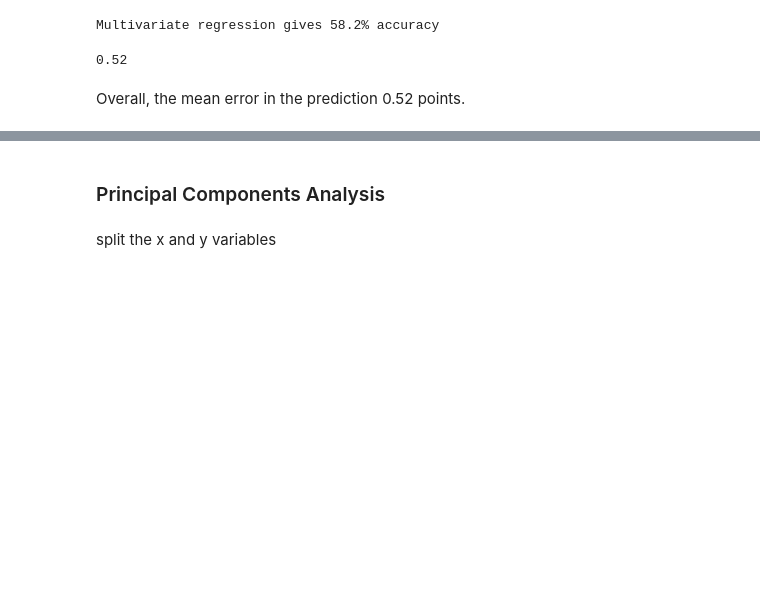
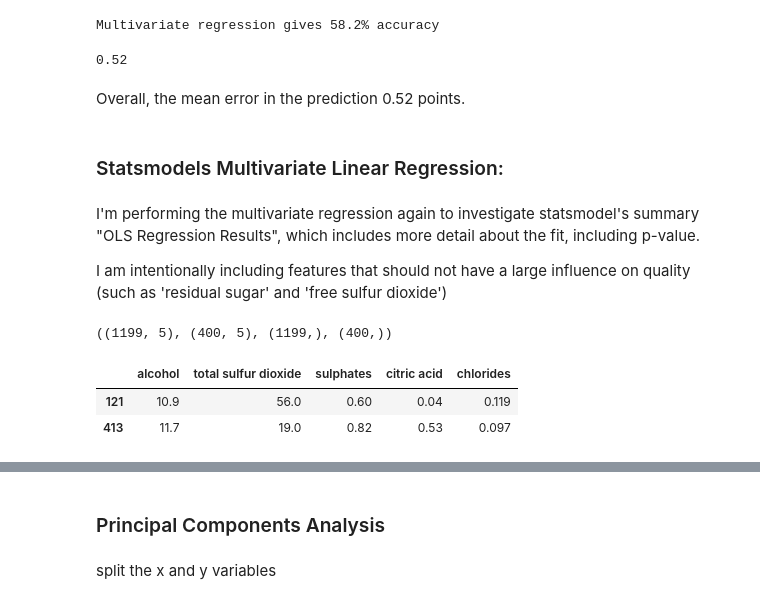
Before and after one commit to jackie-kinsler/data_analysis_skeleton, a Jupyter notebook: red_wine/red_wine.ipynb, the cells around one changed output, grey strips where cells are left out. Drawn from its saved outputs; the diff is of its cells as text; code cells hidden in the pictures; blank space fills up the shorter version.

Commit message:
Added Statsmodels Multivariate Linear Regression

```diff
--- a/red_wine/red_wine.ipynb
+++ b/red_wine/red_wine.ipynb
@@ -238,3 +238,22 @@ round(predictions["Error"].abs().mean(), 2)
 0.52
 # %% [markdown]
 Overall, the mean error in the prediction 0.52 points.
+# %% [markdown]
+### Statsmodels Multivariate Linear Regression:
+# %% [markdown]
+I'm performing the multivariate regression again to investigate statsmodel's summary "OLS Regression Results", which includes more detail about the fit, including p-value.
+
+I am intentionally including features that should not have a large influence on quality (such as 'residual sugar' and 'free sulfur dioxide')
+# %%
+labels = np.array(wine['quality'])
+subset = wine[['alcohol', 'total sulfur dioxide', 'sulphates', 'citric acid', 'chlorides']]
+x_train, x_test, y_train, y_test = train_test_split(subset, labels, test_size = 0.25)
+x_train.shape, x_test.shape, y_train.shape, y_test.shape
+# %% [output]
+((1199, 5), (400, 5), (1199,), (400,))
+# %%
+x_test.head(2)
+# %% [output]
+|  | alcohol | total sulfur dioxide | sulphates | citric acid | chlorides |
+| 121 | 10.9 | 56.0 | 0.60 | 0.04 | 0.119 |
+| 413 | 11.7 | 19.0 | 0.82 | 0.53 | 0.097 |
```
Also changed, not shown: parts of 4 cells of this notebook.
